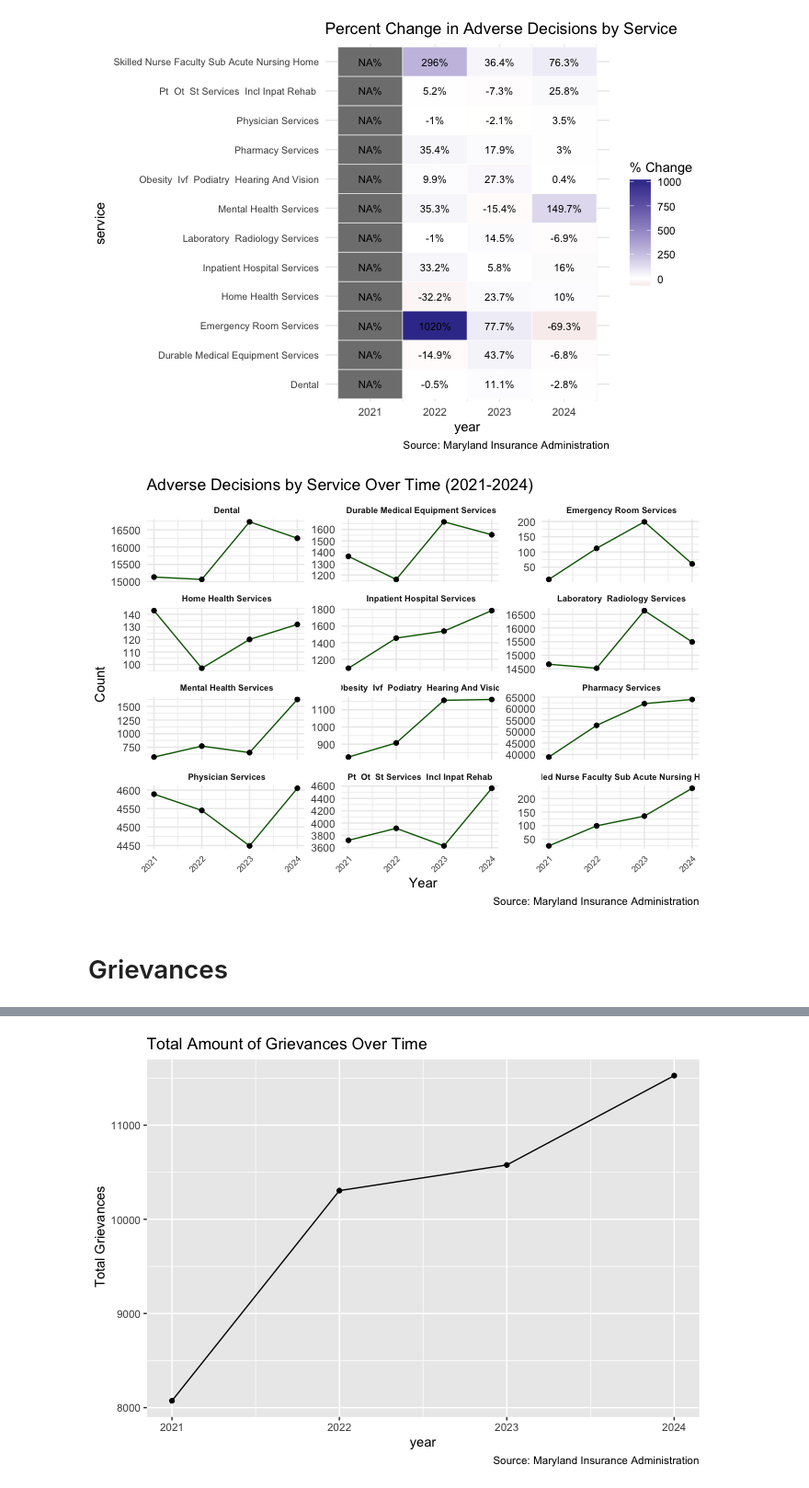
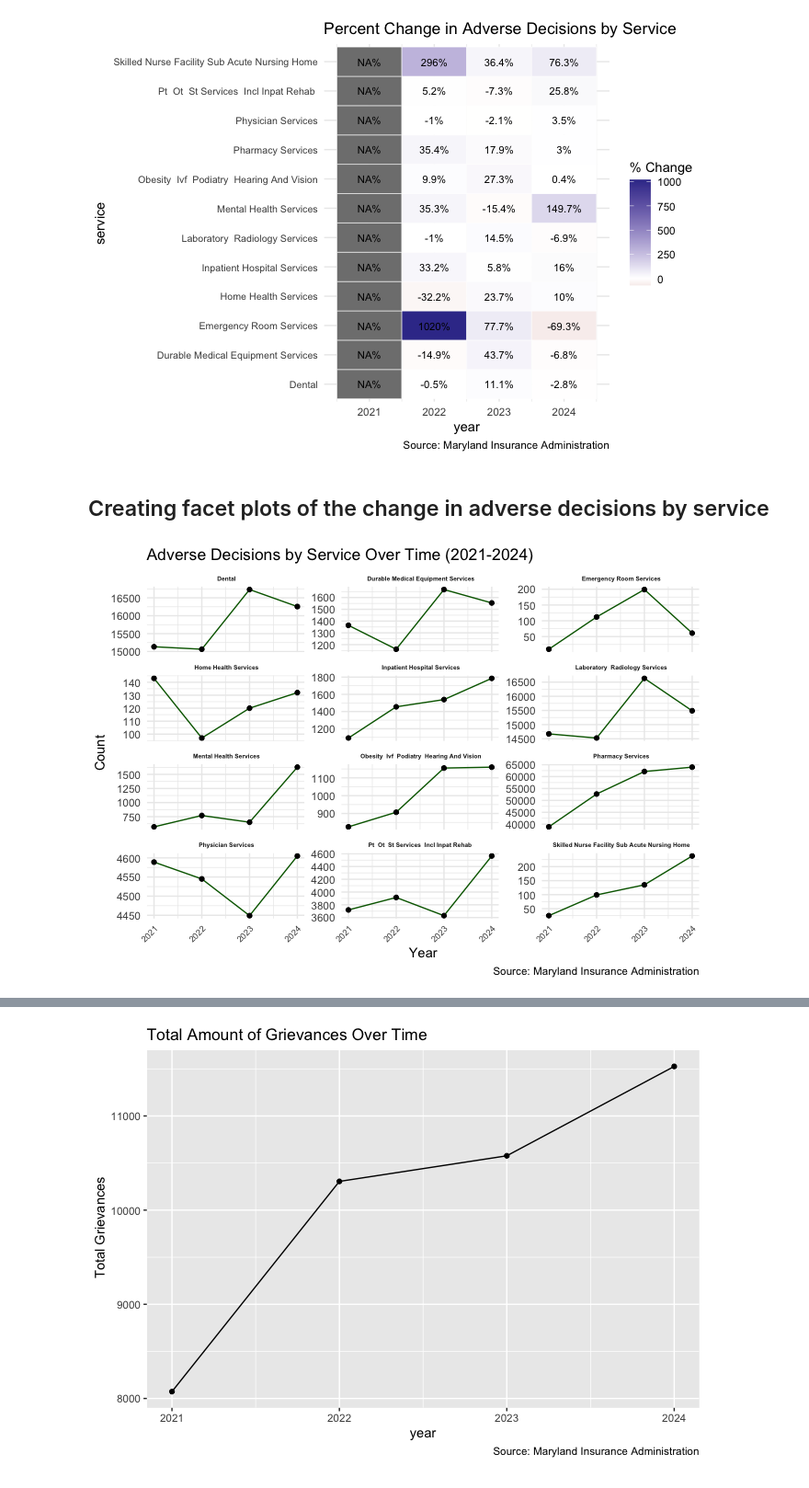
Before and after one commit to KennyNguyen415/DATA-205-Spring-2026-, a Jupyter notebook: mia_eda.ipynb, the cells around one changed output, grey strips where cells are left out. Shown at 92% size. Cells and saved outputs as stored; diff of their text form; code cells hidden in the pictures.

```diff
--- a/mia_eda.ipynb
+++ b/mia_eda.ipynb
@@ -225,7 +240,7 @@ totals_adverse_services <- totals_only |>
   adverse_decisions_laboratory__radiology_services_number,
     adverse_decisions_pharmacy_services_number,
     adverse_decisions_pt__ot__st_services__incl_inpat_rehab__number_,
-    adverse_decisions_skilled_nurse_faculty_sub_acute_nursing_home_number,
+    adverse_decisions_skilled_nurse_facility_sub_acute_nursing_home_number,
    adverse_decisions_durable_medical_equipment_services_number,
     adverse_decisions_dental_number,
     adverse_decisions_home_health_services_number,
@@ -288,23 +307,23 @@ ggplot(adverse_service_growth, aes(x = year, y = service, fill = pct_change)) +
   )
 # %% [output]
 [figure]
+# %% [markdown]
+## Creating facet plots of the change in adverse decisions by service
 # %%
 ggplot(totals_adverse_services_long, aes(x = year, y = count)) +
   geom_line( color = "darkgreen") +
   geom_point() +
   facet_wrap(~ service, scales = "free_y", ncol = 3) +
   labs(
     title = "Adverse Decisions by Service Over Time (2021-2024)",
     x = "Year",
     y = "Count",
     caption = "Source: Maryland Insurance Administration"
   ) +
   theme_minimal() +
   theme(
-    strip.text = element_text(size = 7, face = "bold"),
+    strip.text = element_text(size = 5, face = "bold"),
     axis.text.x = element_text(angle = 45, hjust = 1, size = 7)
   )
 # %% [output]
-[figure, old version]
+[figure, new version]
-# %% [markdown]
-# Grievances
```
Also changed, not shown: parts of 41 cells of this notebook.
